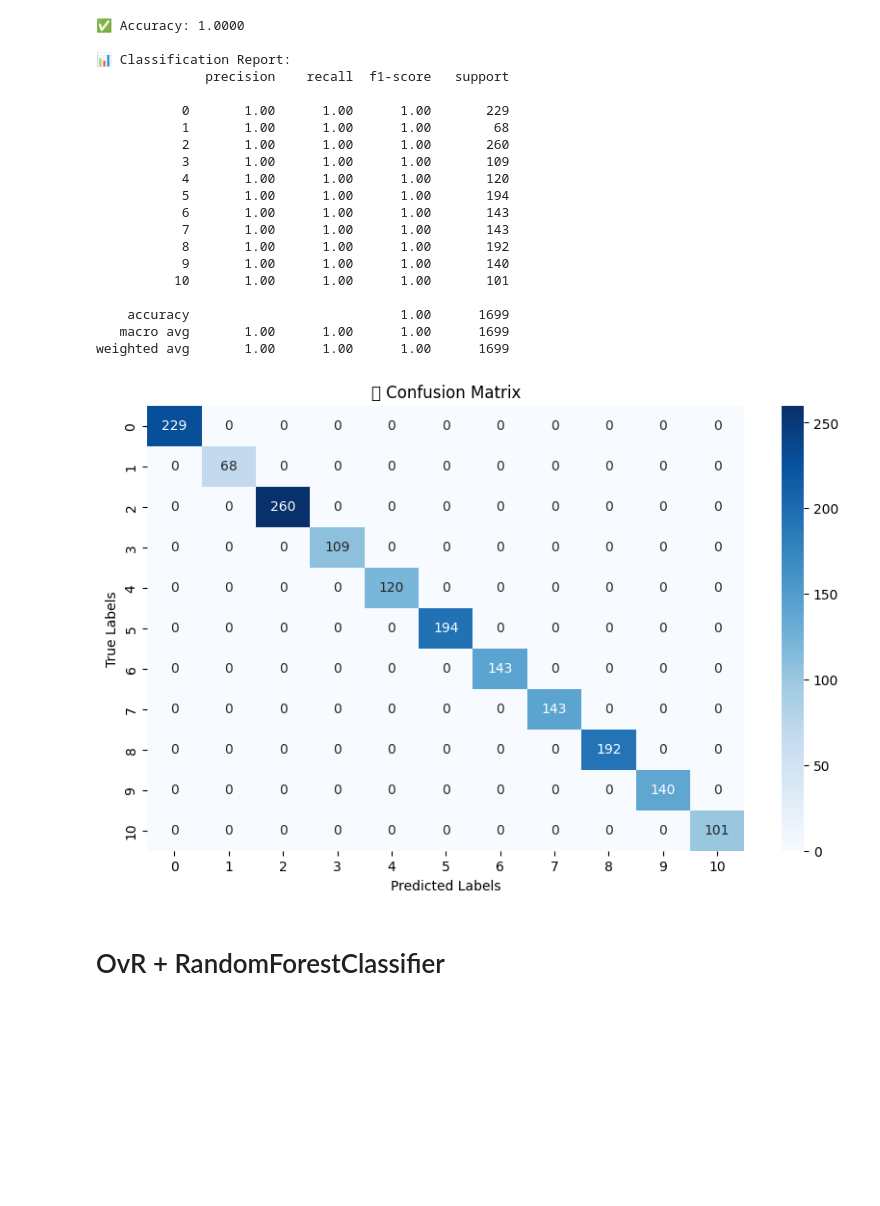
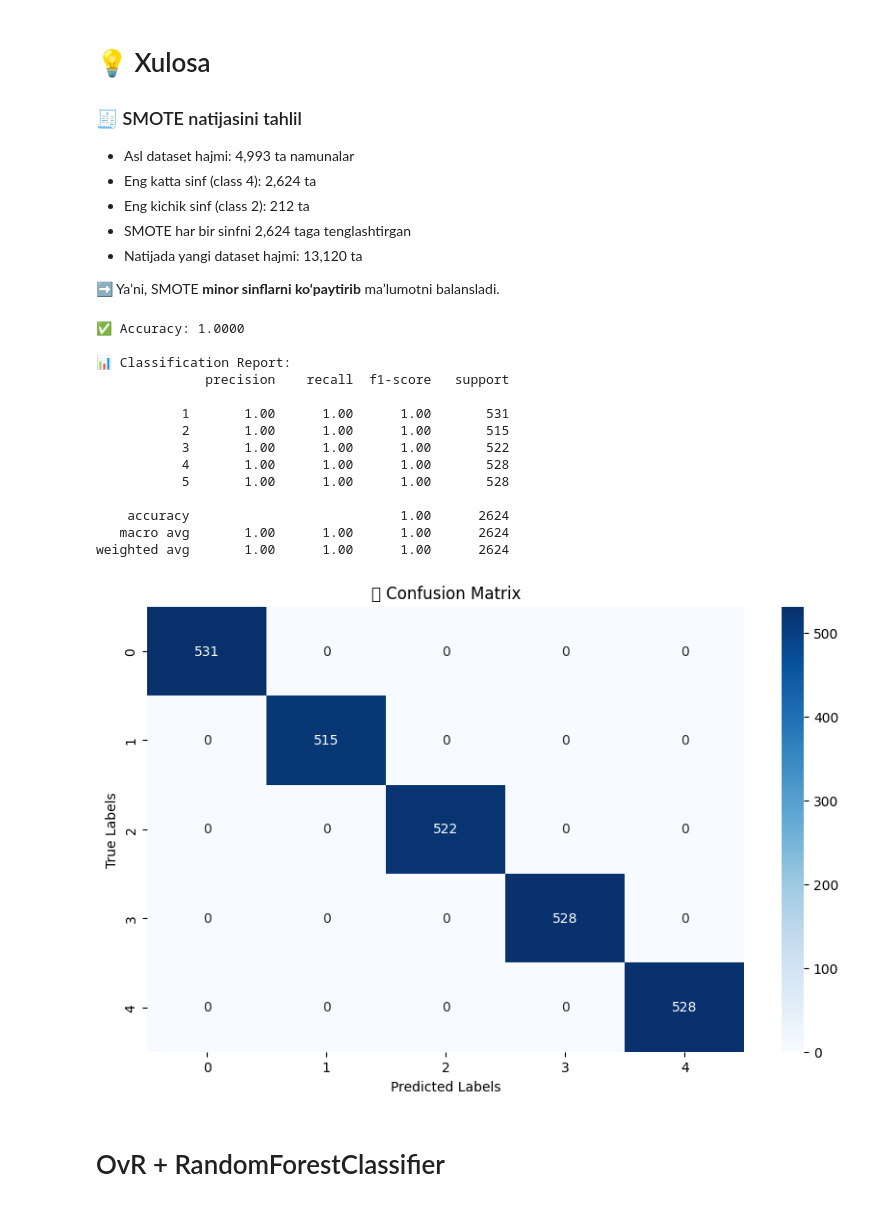
Before and after one commit to rasulbekdeveloper907/Colories_Classification, a Jupyter notebook: Notebooks/ovo_ovr.ipynb, the cells around one changed output. Saved outputs shown, nothing was run; the diff lists cells and outputs as text; code cells hidden in the pictures; blank space fills up the shorter version.

```diff
--- a/Notebooks/ovo_ovr.ipynb
+++ b/Notebooks/ovo_ovr.ipynb
@@ -42 +44,13 @@ memory usage: 2.1 MB
+# %% [markdown]
+# 💡 Xulosa
+
+### 🧾 SMOTE natijasini tahlil
+
+- Asl dataset hajmi: 4,993 ta namunalar
+- Eng katta sinf (class 4): 2,624 ta
+- Eng kichik sinf (class 2): 212 ta
+- SMOTE har bir sinfni 2,624 taga tenglashtirgan
+- Natijada yangi dataset hajmi: 13,120 ta
+
+➡️ Ya’ni, SMOTE **minor sinflarni ko‘paytirib** ma’lumotni balansladi.
 # %%
@@ -57,7 +71,7 @@ import seaborn as sns
 
 # 🔹 1. Ma'lumotlarni ajratish
 X = df.select_dtypes(include=['int64', 'float64'])
-y_raw = df["CategoryName"]
+y_raw = df["nova_group"]
 
 # 🔹 2. Label encoding (agar target matnli bo‘lsa)
 le = LabelEncoder()
@@ -71,48 +85,42 @@ ovr_model = OneVsRestClassifier(RandomForestClassifier(n_estimators=100, random_
 ovr_model.fit(X_train, y_train)
 
 # 🔹 5. Bashorat
 y_pred = ovr_model.predict(X_test)
 
 # 🔹 6. Baholash
 acc = accuracy_score(y_test, y_pred)
 print(f"✅ Accuracy: {acc:.4f}")
 
 # 🔹 7. Klassifikatsiya hisobot
 # Agar `le.classes_` raqam bo‘lsa — ularni string ga aylantiramiz:
 target_names = [str(c) for c in le.classes_]
 
 print("\n📊 Classification Report:")
 print(classification_report(y_test, y_pred, target_names=target_names))
 
 # 🔹 8. Confusion matrix (vizual)
 plt.figure(figsize=(10, 6))
 sns.heatmap(confusion_matrix(y_test, y_pred), annot=True, fmt='d', cmap='Blues')
 plt.title("📉 Confusion Matrix")
 plt.xlabel("Predicted Labels")
 plt.ylabel("True Labels")
 plt.show()
 # %% [output]
 ✅ Accuracy: 1.0000
 
 📊 Classification Report:
               precision    recall  f1-score   support
 
-           0       1.00      1.00      1.00       229
-           1       1.00      1.00      1.00        68
-           2       1.00      1.00      1.00       260
-           3       1.00      1.00      1.00       109
-           4       1.00      1.00      1.00       120
-           5       1.00      1.00      1.00       194
-           6       1.00      1.00      1.00       143
-           7       1.00      1.00      1.00       143
-           8       1.00      1.00      1.00       192
-           9       1.00      1.00      1.00       140
-          10       1.00      1.00      1.00       101
+           1       1.00      1.00      1.00       531
+           2       1.00      1.00      1.00       515
+           3       1.00      1.00      1.00       522
+           4       1.00      1.00      1.00       528
+           5       1.00      1.00      1.00       528
 
-    accuracy                           1.00      1699
-   macro avg       1.00      1.00      1.00      1699
-weighted avg       1.00      1.00      1.00      1699
+    accuracy                           1.00      2624
+   macro avg       1.00      1.00      1.00      2624
+weighted avg       1.00      1.00      1.00      2624
-[figure, old version]
+[figure, new version]
 # %% [markdown]
 # OvR + RandomForestClassifier
 # %%
```
Also changed, not shown: parts of 20 cells of this notebook, 12 other files.
